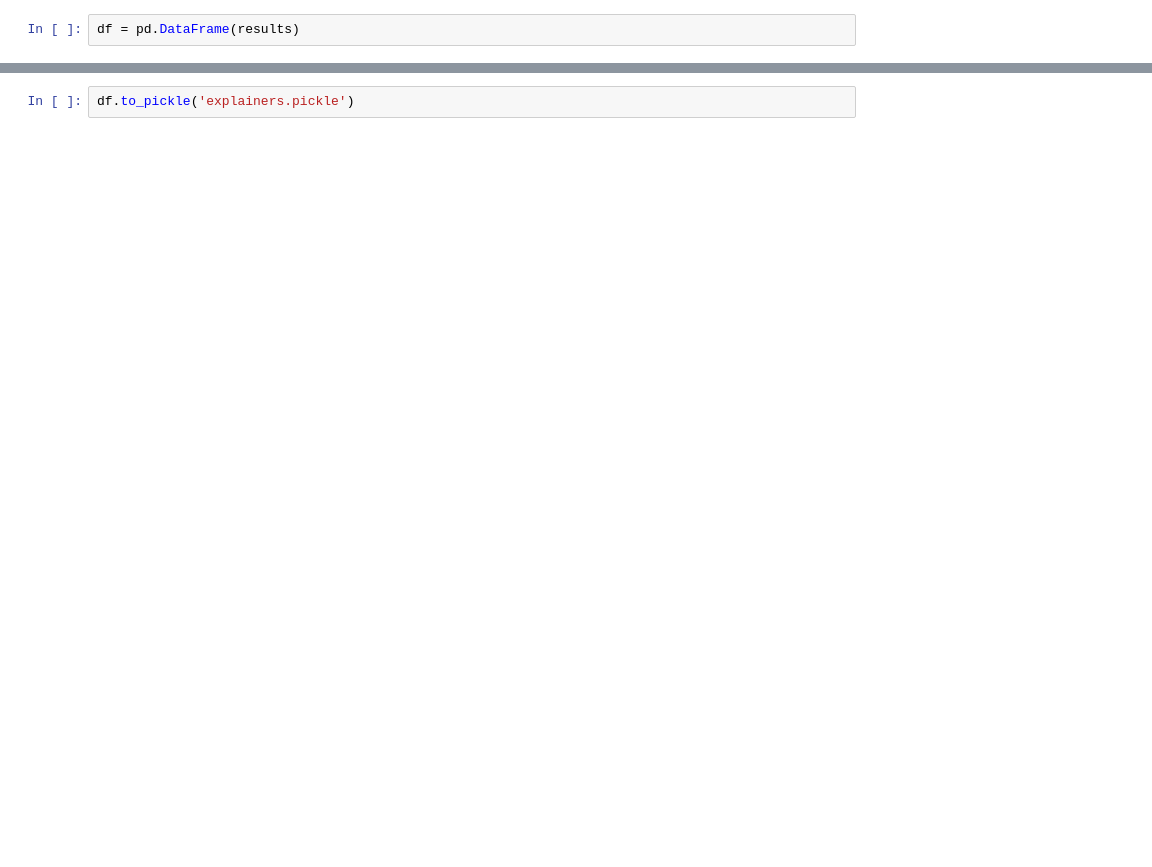
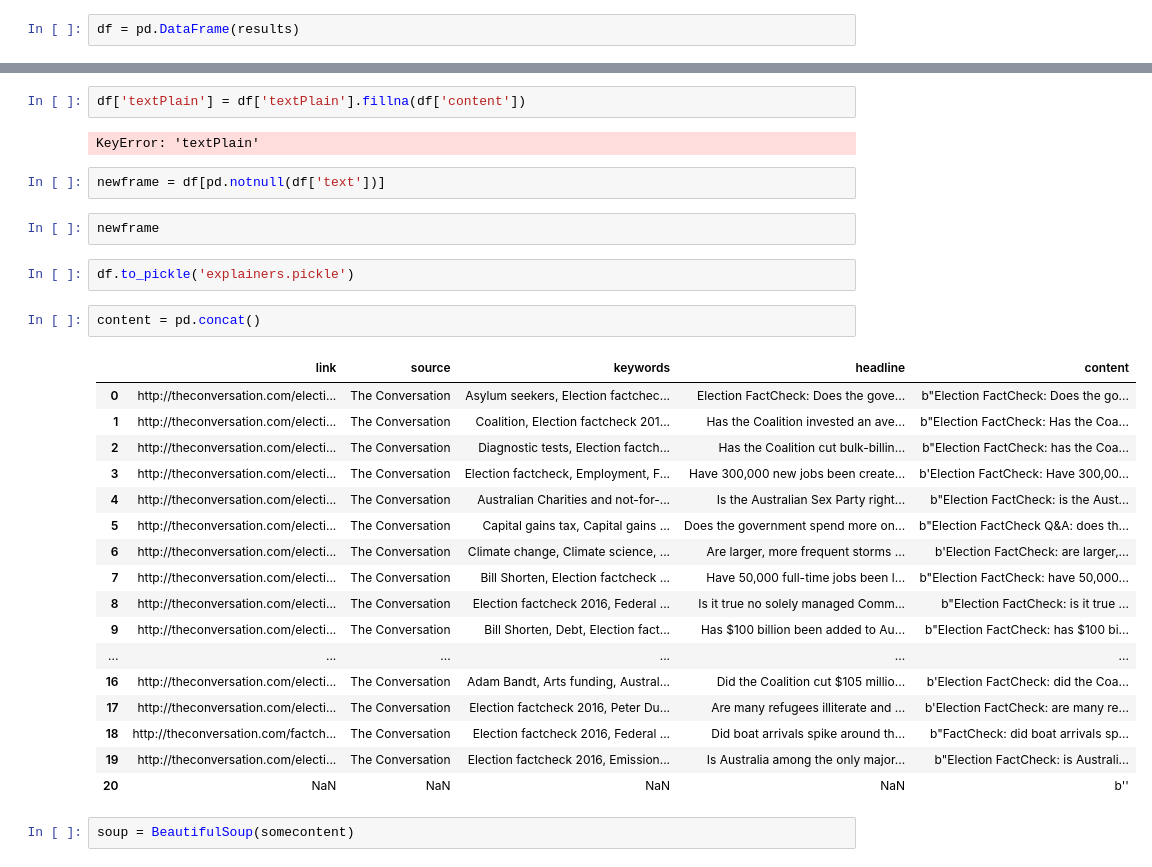
Before and after one commit to aptperson/govhack-truthbot, a Jupyter notebook: scraper.ipynb, the cells around one changed output, grey strips where cells are left out. Saved outputs shown, nothing was run; the diff lists cells and outputs as text; blank space fills up the shorter version.

Commit message:
Added the explainers and a pickle full of conversation explainers.

```diff
--- a/scraper.ipynb
+++ b/scraper.ipynb
@@ -113,2 +150,32 @@ df = df.append(thisline)
+# %%
+df['textPlain'] = df['textPlain'].fillna(df['content'])
+# %% [output]
+KeyError: 'textPlain'
+# %%
+newframe = df[pd.notnull(df['text'])]
+# %%
+newframe
 # %%
 df.to_pickle('explainers.pickle')
+# %%
+content = pd.concat()
+# %% [output]
+|  | link | source | keywords | headline | content |
+| 0 | http://theconversation.com/electi... | The Conversation | Asylum seekers, Election factchec... | Election FactCheck: Does the gove... | b"Election FactCheck: Does the go... |
+| 1 | http://theconversation.com/electi... | The Conversation | Coalition, Election factcheck 201... | Has the Coalition invested an ave... | b"Election FactCheck: Has the Coa... |
+| 2 | http://theconversation.com/electi... | The Conversation | Diagnostic tests, Election factch... | Has the Coalition cut bulk-billin... | b"Election FactCheck: has the Coa... |
+| 3 | http://theconversation.com/electi... | The Conversation | Election factcheck, Employment, F... | Have 300,000 new jobs been create... | b'Election FactCheck: Have 300,00... |
+| 4 | http://theconversation.com/electi... | The Conversation | Australian Charities and not-for-... | Is the Australian Sex Party right... | b"Election FactCheck: is the Aust... |
+| 5 | http://theconversation.com/electi... | The Conversation | Capital gains tax, Capital gains ... | Does the government spend more on... | b"Election FactCheck Q&A: does th... |
+| 6 | http://theconversation.com/electi... | The Conversation | Climate change, Climate science, ... | Are larger, more frequent storms ... | b'Election FactCheck: are larger,... |
+| 7 | http://theconversation.com/electi... | The Conversation | Bill Shorten, Election factcheck ... | Have 50,000 full-time jobs been l... | b"Election FactCheck: have 50,000... |
+| 8 | http://theconversation.com/electi... | The Conversation | Election factcheck 2016, Federal ... | Is it true no solely managed Comm... | b"Election FactCheck: is it true ... |
+| 9 | http://theconversation.com/electi... | The Conversation | Bill Shorten, Debt, Election fact... | Has $100 billion been added to Au... | b"Election FactCheck: has $100 bi... |
+| ... | ... | ... | ... | ... | ... |
+| 16 | http://theconversation.com/electi... | The Conversation | Adam Bandt, Arts funding, Austral... | Did the Coalition cut $105 millio... | b'Election FactCheck: did the Coa... |
+| 17 | http://theconversation.com/electi... | The Conversation | Election factcheck 2016, Peter Du... | Are many refugees illiterate and ... | b'Election FactCheck: are many re... |
+| 18 | http://theconversation.com/factch... | The Conversation | Election factcheck 2016, Federal ... | Did boat arrivals spike around th... | b"FactCheck: did boat arrivals sp... |
+| 19 | http://theconversation.com/electi... | The Conversation | Election factcheck 2016, Emission... | Is Australia among the only major... | b"Election FactCheck: is Australi... |
+| 20 | NaN | NaN | NaN | NaN | b'' |
+# %%
+soup = BeautifulSoup(somecontent)
```
Also changed, not shown: parts of 23 cells of this notebook, 1 other file.
